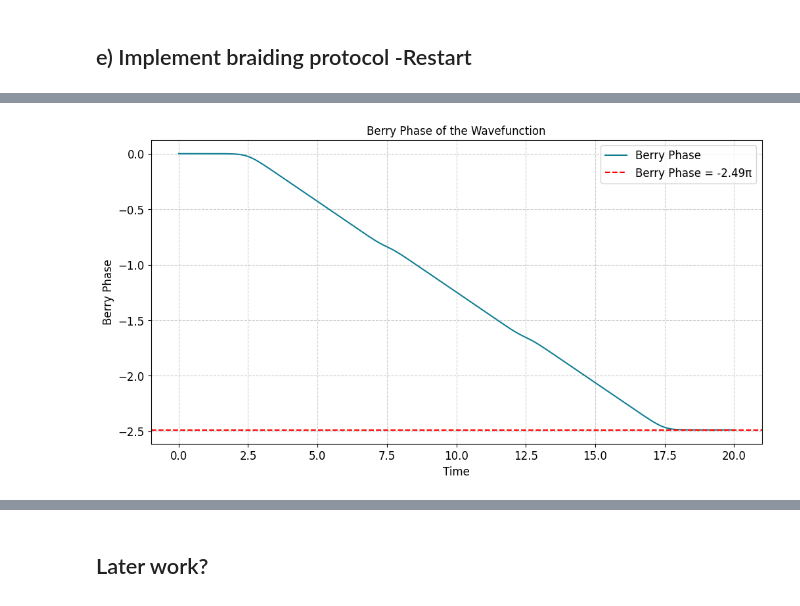
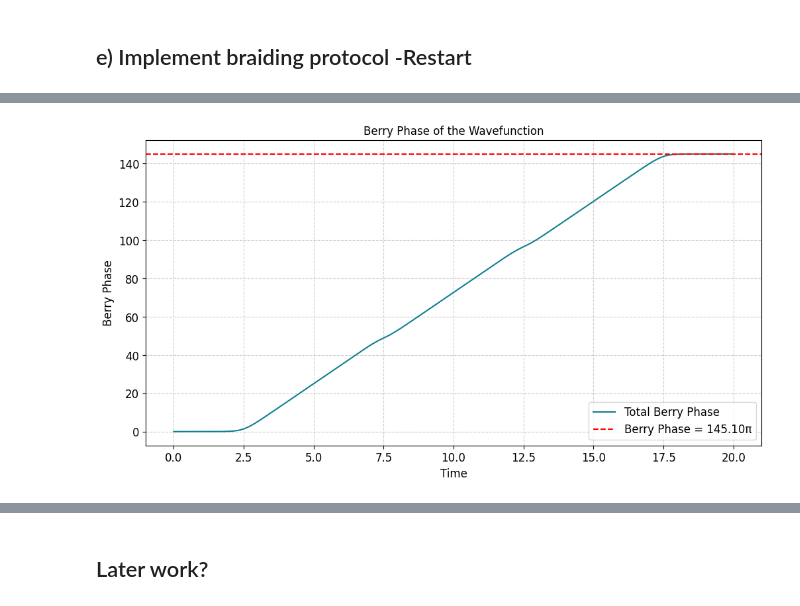
Before and after one commit to hishemok/FYS5419, a Jupyter notebook: Project_2/Braiding_project.ipynb, the cells around one changed output, grey strips where cells are left out. Saved outputs shown, nothing was run; the diff lists cells and outputs as text; code cells hidden in the pictures.

```diff
--- a/Project_2/Braiding_project.ipynb
+++ b/Project_2/Braiding_project.ipynb
@@ -1197,37 +820,39 @@ def fidelity(psi, phi):
 
 @njit(debug=True)
 def compute_gradient(psi, dt):
-    # n_times = psi.shape[0]
+    n = psi.shape[0]
     grad = np.zeros_like(psi, dtype=np.complex128)
-    # Central difference for interior points
-    grad[1:-1] = (psi[2:] - psi[:-2]) / (2 * dt)
-    # Forward difference for the first point
-    grad[0] = (psi[1] - psi[0]) / dt
-    # Backward difference for the last point
-    grad[-1] = (psi[-1] - psi[-2]) / dt
+    for i in range(0, n - 1):
+        grad[i] = (psi[i + 1] - psi[i]) / dt
+    grad[-1] = grad[-2]
     return grad
 
-@njit
-def berry_connection(psi,dt):
-    """
-    Compute Berry connection A(t) = i <psi(t) | d/dt psi(t)>
-    psi: shape (timesteps, dim)
-    """
+@njit(debug=True)
+def berry_connection(psi, dt):
     dpsi_dt = compute_gradient(psi, dt)
     A_t = np.zeros(psi.shape[0], dtype=np.complex128)
     for i in range(psi.shape[0]):
-        A_t[i] = 1j * np.vdot(psi[i], dpsi_dt[i])
+        A_t[i] = -1j * np.dot(np.conj(psi[i]), dpsi_dt[i])
     return A_t
 
-@njit
-def berry_phase(psi,dt):
-    """
-    Compute Berry phase γ = ∫ A(t) dt
-    """
-    return np.trapz(berry_connection(psi,dt), dx=dt)
+@njit(debug=True)
+def berry_phase(psi, dt):
+    A_t = berry_connection(psi, dt)
+    return np.cumsum(A_t) * dt
+    # phase = np.zeros(psi.shape[0], dtype=np.complex128)
+    # for i in range(len(A_t)):
+    #     phase[i] =
 
+# @njit(debug=True)
+# def berry_phase(psi,dt):
 
-# @njit
+#     n = psi.shape[0]
+#     phase = np.zeros(n, dtype=np.complex128)
+#     phase[0] = berry_connection(psi[0], dt)
+#     for i in range(1, n):
+#         phase[i] = phase[i-1] + berry_connection(psi[i], dt)
+#     return phase
+# # @njit
 # def berry_phase(psi, dt):
 
 #     n_steps = psi.shape[0]
@@ -1246,7 +871,7 @@ def berry_phase(psi,dt):
 #     return np.sum(np.abs(psi)**2, axis=0)
 
 
-@njit
+# @njit
 def evolve_wavefunction(psi0, target ,T_total, Delta_max, Delta_min, s, width,g0,g1,g2,g3, n_steps=1000):
     dt = T_total / n_steps
     times = np.linspace(0, T_total, n_steps)
@@ -1261,7 +886,7 @@ def evolve_wavefunction(psi0, target ,T_total, Delta_max, Delta_min, s, width,g0
     fidel = np.zeros(n_steps)
     fidel[0] = np.abs(np.vdot(psi[0], target))**2
 
-    berryphase = np.zeros(n_steps, dtype=np.complex128)
+    # berryphase = np.zeros(n_steps, dtype=np.complex128)
 
     evals = np.zeros((n_steps, 4))  # Store all 4 eigenvalues
 
@@ -1269,15 +894,18 @@ def evolve_wavefunction(psi0, target ,T_total, Delta_max, Delta_min, s, width,g0
         H, (Δ1, Δ2, Δ3) = build_hamiltonian(times[i], T_total, Delta_max, Delta_min, s, width, g0, g1, g2, g3)
         e_vals = np.linalg.eigvalsh(H)
         evals[i] = e_vals
-        psi[i] =psi[i-1] - 1j * H @ psi[i-1] * dt  #expm(-1j * H * dt)  @ psi[i-1] #
+        psi[i] = expm(-1j * H * dt)  @ psi[i-1] #psi[i-1] - 1j * H @ psi[i-1] * dt  #
         norm = np.linalg.norm(psi[i])
-        psi[i] /= norm  # Normalize the wavefunction
+        # psi[i] /= norm  # Normalize the wavefunction
         norms[i] = norm
         couplings[i] = np.array([Δ1, Δ2, Δ3])
         fidel[i] = fidelity(psi[i], target)
-        berryphase[i] = berry_phase(psi[:i+1],dt)
+        # berryphase[i] = berry_phase(psi[:i+1],dt)
 
-    return times, psi, norms, couplings, fidel, berryphase
+    # b_phase = berry_phase(psi,dt)
+
+
+    return times, psi, norms, couplings, fidel, berry_phase(psi,dt)
 
 def plot_evolution(times, psi, norms, couplings, fidelity, berry_phase):
     plt.figure(figsize=(12, 12))
@@ -1315,7 +943,7 @@ def plot_evolution(times, psi, norms, couplings, fidelity, berry_phase):
 
     # Plot fidelityity
     fig, ax = plt.subplots(figsize=(12, 4))
-    ax.plot(times, fidelity)
+    ax.plot(times, fidelity,label=f"Fidelity numeric: {fidelity[-1]:.2f}")
     ax.set_xlabel('Time', fontsize=12)
     ax.set_ylabel('Fidelity', fontsize=12)
     ax.set_title('Fidelity of the Wavefunction', fontsize=12)
@@ -1324,14 +952,15 @@ def plot_evolution(times, psi, norms, couplings, fidelity, berry_phase):
     plt.show()
     # Plot Berry phase
     plt.figure(figsize=(12, 6))
-    plt.plot(times, berry_phase*np.pi/180, label='Berry Phase')
+    plt.plot(times, berry_phase.real, label='Total Berry Phase')
     plt.xlabel('Time', fontsize=12)
-    berry_phase_pi = berry_phase[-1]*np.pi/180
-    plt.axhline(berry_phase[-1]*np.pi/180, color='r', linestyle='--', label=f'Berry Phase = {berry_phase_pi.real:.2f}π')
+    plt.axhline(berry_phase[-1], color='r', linestyle='--', label=f'Berry Phase = {berry_phase[-1].real:.2f}π')
     plt.ylabel('Berry Phase', fontsize=12)
     plt.title('Berry Phase of the Wavefunction', fontsize=12)
     plt.legend()
     plt.show()
+
+
 
 
 g0, g1 = majorana_ops(0, 2)  # γ₀, γ₁
@@ -1356,9 +985,13 @@ params = {
     'g1': g1,
     'g2': g2,
     'g3': g3,
-    'n_steps': 1000
+    'n_steps': 5000
 }
 
-times, psi, norms, couplings, fidelity, berry_phase = evolve_wavefunction(psi0, target, **params)
-plot_evolution(times, psi, norms, couplings, fidelity, berry_phase)
+times, psi, norms, couplings, fidel, berry_phase  = evolve_wavefunction(psi0, target, **params)
+
+plot_evolution(times, psi, norms, couplings, fidel, berry_phase)
+
+for b in berry_phase:
+    print(b)
 # %% [output]
@@ -1367 +1000 @@ plot_evolution(times, psi, norms, couplings, fidelity, berry_phase)
-[figure, old version]
+[figure, new version]
```
Also changed, not shown: parts of 15 cells of this notebook.
